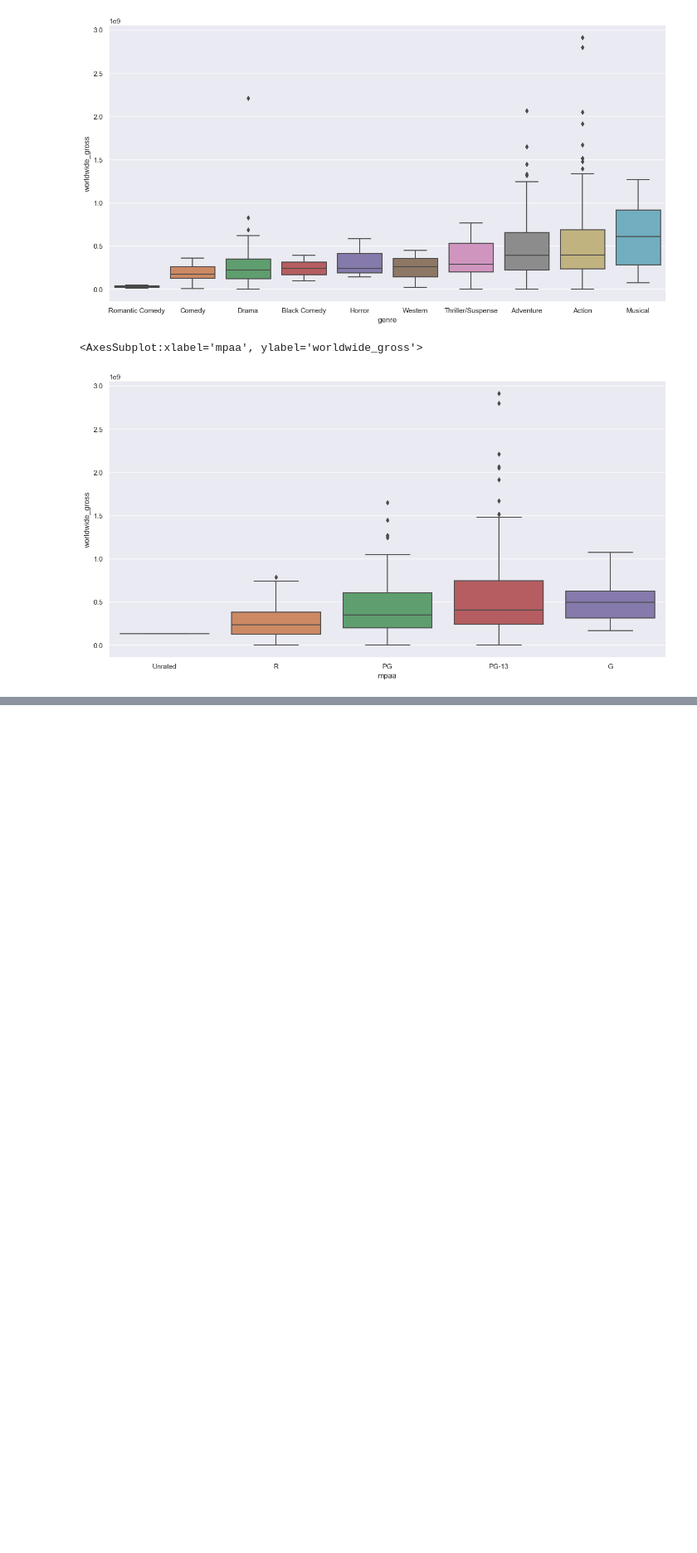
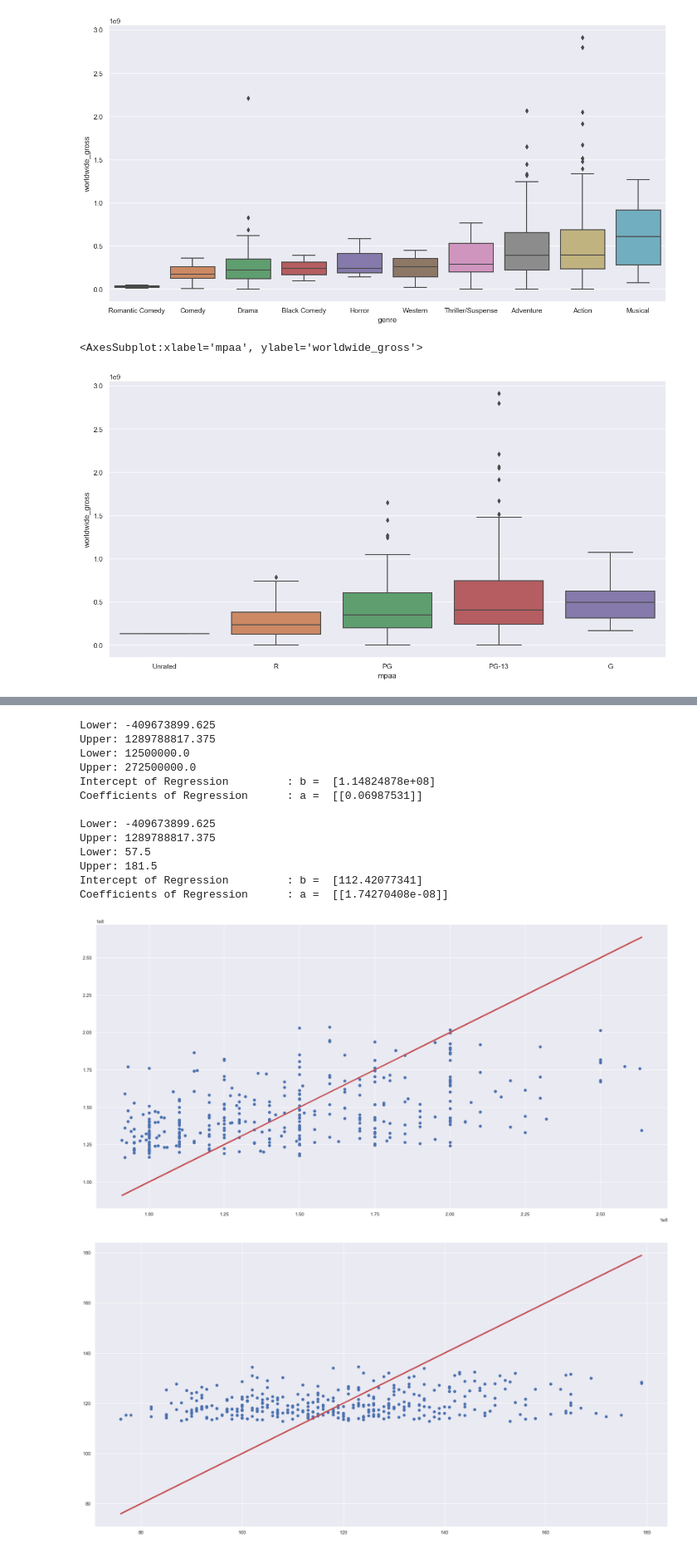
Before and after one commit to emonemoboiii/SC1015-Project-C126-Team1, a Jupyter notebook: Predicting Movie Budget Project.ipynb, the cells around one changed output, grey strips where cells are left out. Shown at 83% size. Drawn from its saved outputs; the diff is of its cells as text; code cells hidden in the pictures; blank space fills up the shorter version.

```diff
--- a/Predicting Movie Budget Project.ipynb
+++ b/Predicting Movie Budget Project.ipynb
@@ -247,0 +311,43 @@ sb.boxplot(x = 'mpaa', y = 'worldwide_gross', data = movieCatData,
+# %%
+def FindOutlierBound(df, col):
+    q1 = df[col].quantile(0.25)
+    q3 = df[col].quantile(0.75)
+    iqr = q3 - q1
+    print("Lower:", q1 - 1.5 * iqr)
+    print("Upper:", q3 + 1.5 * iqr)
+
+FindOutlierBound(movieData, "worldwide_gross")
+FindOutlierBound(movieData, "production_cost")
+
+df_filtered = movieData[(movieData["worldwide_gross"] <= 1289788817.375) & (movieData["worldwide_gross"] >= -409673899.625) & (movieData["production_cost"] <= 272500000.0)& (movieData["production_cost"] >= 12500000.0)]
+
+worldwide_gross_Cleaned = pd.DataFrame(df_filtered['worldwide_gross'])
+production_cost_Cleaned = pd.DataFrame(df_filtered['production_cost'])
+
+regression_func(worldwide_gross_Cleaned, production_cost_Cleaned)
+
+FindOutlierBound(movieData, "worldwide_gross")
+FindOutlierBound(movieData, "runtime")
+
+df_filtered = movieData[(movieData["worldwide_gross"] <= 1289788817.375) & (movieData["worldwide_gross"] >= -409673899.625) & (movieData["runtime"] <= 181.5)& (movieData["runtime"] >= 57.5)]
+
+worldwide_gross_Cleaned = pd.DataFrame(df_filtered['worldwide_gross'])
+runtime_Cleaned = pd.DataFrame(df_filtered['runtime'])
+
+regression_func(worldwide_gross_Cleaned, runtime_Cleaned)
+# %% [output]
+Lower: -409673899.625
+Upper: 1289788817.375
+Lower: 12500000.0
+Upper: 272500000.0
+Intercept of Regression         : b =  [1.14824878e+08]
+Coefficients of Regression      : a =  [[0.06987531]]
+
+Lower: -409673899.625
+Upper: 1289788817.375
+Lower: 57.5
+Upper: 181.5
+Intercept of Regression         : b =  [112.42077341]
+Coefficients of Regression      : a =  [[1.74270408e-08]]
+[figure, added]
+[figure, added]
```
Also changed, not shown: parts of 11 cells of this notebook.
